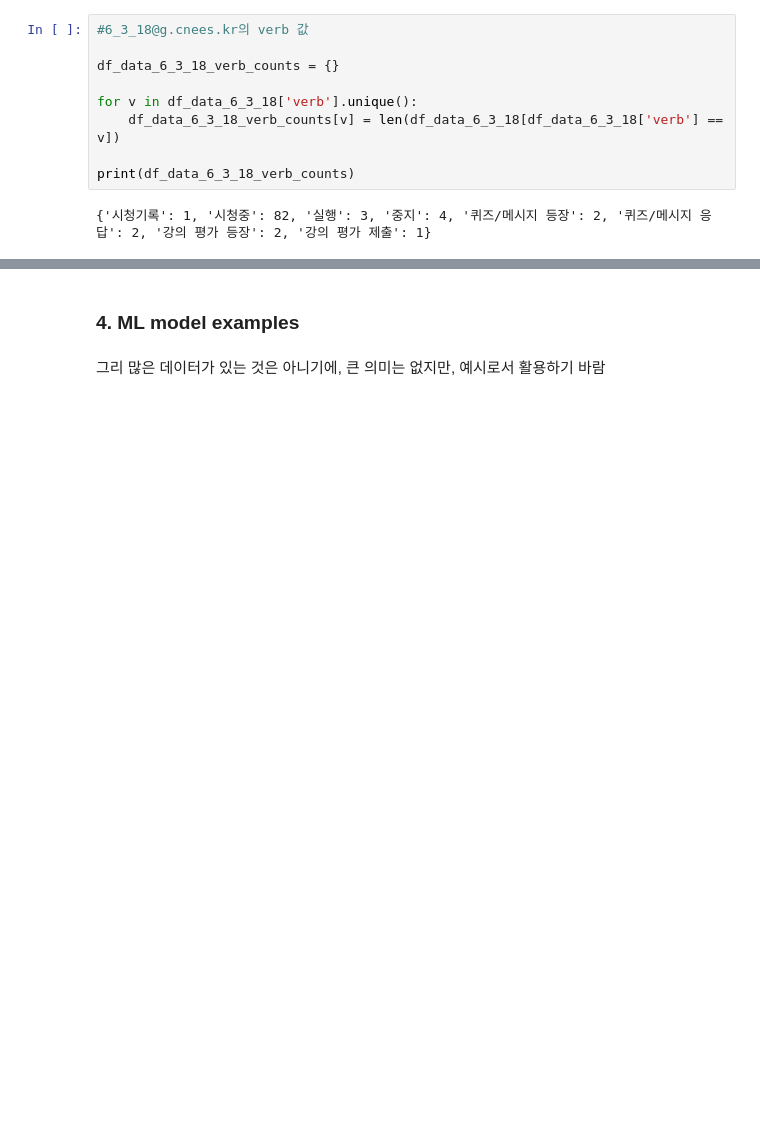
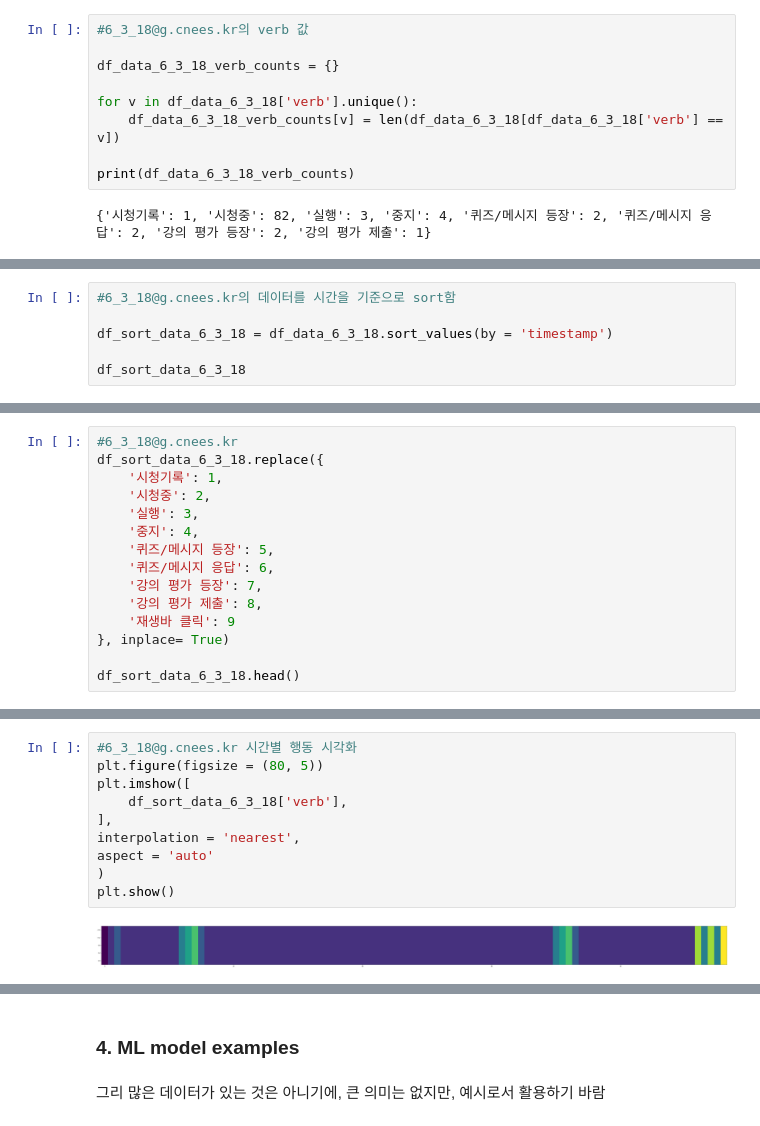
Before and after one commit to codingchild2424/SNURO_xAPI_EDA, a Jupyter notebook: xAPI.ipynb, the cells around one changed output, grey strips where cells are left out. Drawn from its saved outputs; the diff is of its cells as text; blank space fills up the shorter version.

```diff
--- a/xAPI.ipynb
+++ b/xAPI.ipynb
@@ -355,0 +416,6 @@ print(df_data_6_3_18_verb_counts)
+# %%
+#6_3_18@g.cnees.kr의 데이터를 시간을 기준으로 sort함
+
+df_sort_data_6_3_18 = df_data_6_3_18.sort_values(by = 'timestamp')
+
+df_sort_data_6_3_18
@@ -355,0 +436,15 @@ print(df_data_6_3_18_verb_counts)
+# %%
+#6_3_18@g.cnees.kr
+df_sort_data_6_3_18.replace({
+    '시청기록': 1,
+    '시청중': 2,
+    '실행': 3,
+    '중지': 4,
+    '퀴즈/메시지 등장': 5,
+    '퀴즈/메시지 응답': 6,
+    '강의 평가 등장': 7,
+    '강의 평가 제출': 8,
+    '재생바 클릭': 9
+}, inplace= True)
+
+df_sort_data_6_3_18.head()
@@ -355,0 +471,12 @@ print(df_data_6_3_18_verb_counts)
+# %%
+#6_3_18@g.cnees.kr 시간별 행동 시각화
+plt.figure(figsize = (80, 5))
+plt.imshow([
+    df_sort_data_6_3_18['verb'],
+],
+interpolation = 'nearest',
+aspect = 'auto'
+)
+plt.show()
+# %% [output]
+[figure, added]
```
Also changed, not shown: parts of 14 cells of this notebook.
